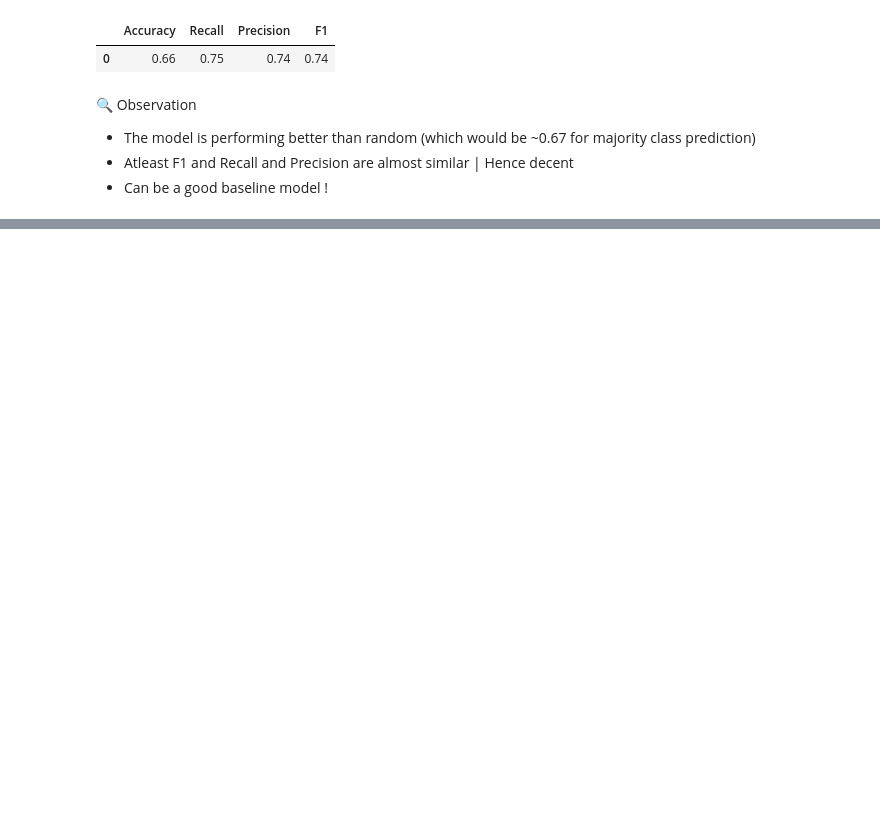
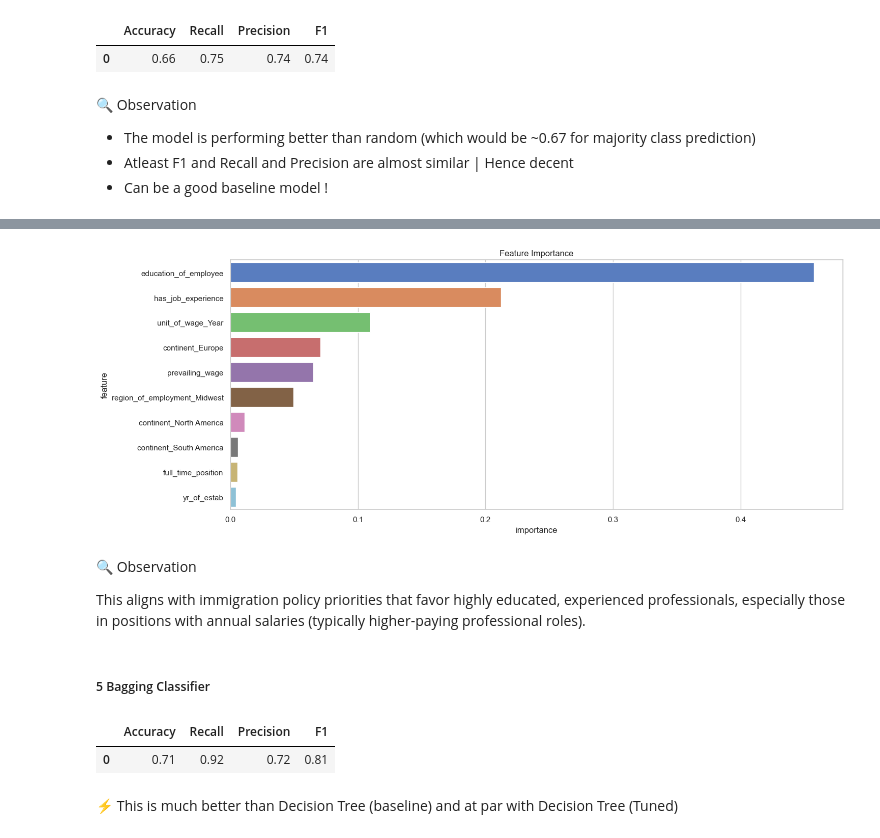
Before and after one commit to nszenoti/PYPG, a Jupyter notebook: projects/easyvisa/notebook.ipynb, the cells around one changed output, grey strips where cells are left out. Cells and saved outputs as stored; diff of their text form; code cells hidden in the pictures; blank space fills up the shorter version.

Commit message:
modeling complete

```diff
--- a/projects/easyvisa/notebook.ipynb
+++ b/projects/easyvisa/notebook.ipynb
@@ -3103,0 +3244,13 @@ transformed_columns
+# %%
+# Create pipeline with preprocessing, undersampling, and decision tree
+dt_undersampled_pipeline = ImbPipeline([
+    ('preprocessor', preprocessor),
+    ('sampler', undersampler),
+    ('classifier', DecisionTreeClassifier(random_state=42))
+])
+
+# Fit the pipeline on training data
+dt_undersampled_pipeline.fit(X_train, y_train)
+
+# Make predictions
+y_pred = dt_undersampled_pipeline.predict(X_test)
@@ -3103,0 +3323,4 @@ transformed_columns
+# %%
+# Get best parameters
+best_params = grid_search.best_params_
+print(f"Best parameters: {best_params}")
@@ -3103,0 +3329,21 @@ transformed_columns
+# %%
+
+# Create tuned model with best parameters
+dt_tuned_pipeline = ImbPipeline(
+    [
+        ("preprocessor", preprocessor),
+        (
+            "classifier",
+            DecisionTreeClassifier(
+                random_state=42,
+                **{remove_pipeline_step_prefix(k): v for k, v in best_params.items()},
+            ),
+        ),
+    ]
+)
+
+# Fit tuned model
+dt_tuned_pipeline.fit(X_train, y_train)
+
+# Make predictions
+y_pred = dt_tuned_pipeline.predict(X_test)
@@ -3103,0 +3367,4 @@ transformed_columns
+# %%
+model = dt_tuned_pipeline.named_steps['classifier']
+feat_importances = get_feature_importances(model, transformed_columns)
+feat_importances
@@ -3103,0 +3389,10 @@ transformed_columns
+# %%
+plot_feature_importance(feat_importances, top_n=10)
+# %% [output]
+[figure, added]
+# %% [markdown]
+🔍 Observation
+
+This aligns with immigration policy priorities that favor highly educated, experienced professionals, especially those in positions with annual salaries (typically higher-paying professional roles).
+# %% [markdown]
+##### 5 Bagging Classifier
@@ -3103,0 +3419,8 @@ transformed_columns
+# %%
+bagging_result = get_classification_metrics(y_test, y_pred)
+bagging_result
+# %% [output]
+|  | Accuracy | Recall | Precision | F1 |
+| 0 | 0.71 | 0.92 | 0.72 | 0.81 |
+# %% [markdown]
+⚡ This is much better than Decision Tree (baseline) and at par with Decision Tree (Tuned)
```
Also changed, not shown: parts of 106 cells of this notebook, 1 other file.
